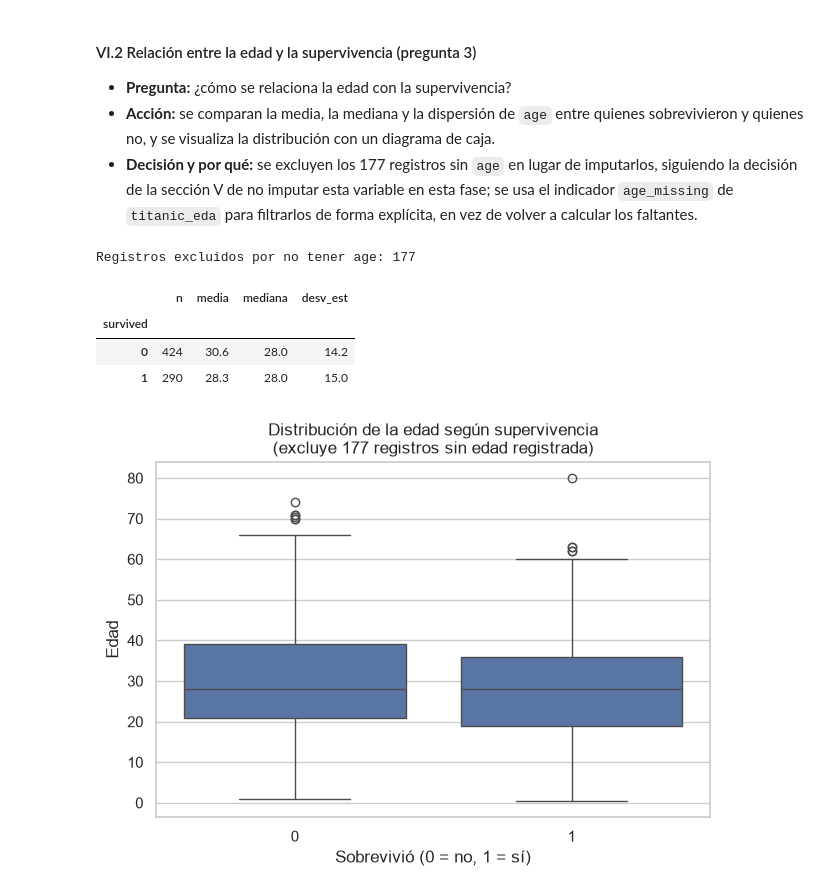
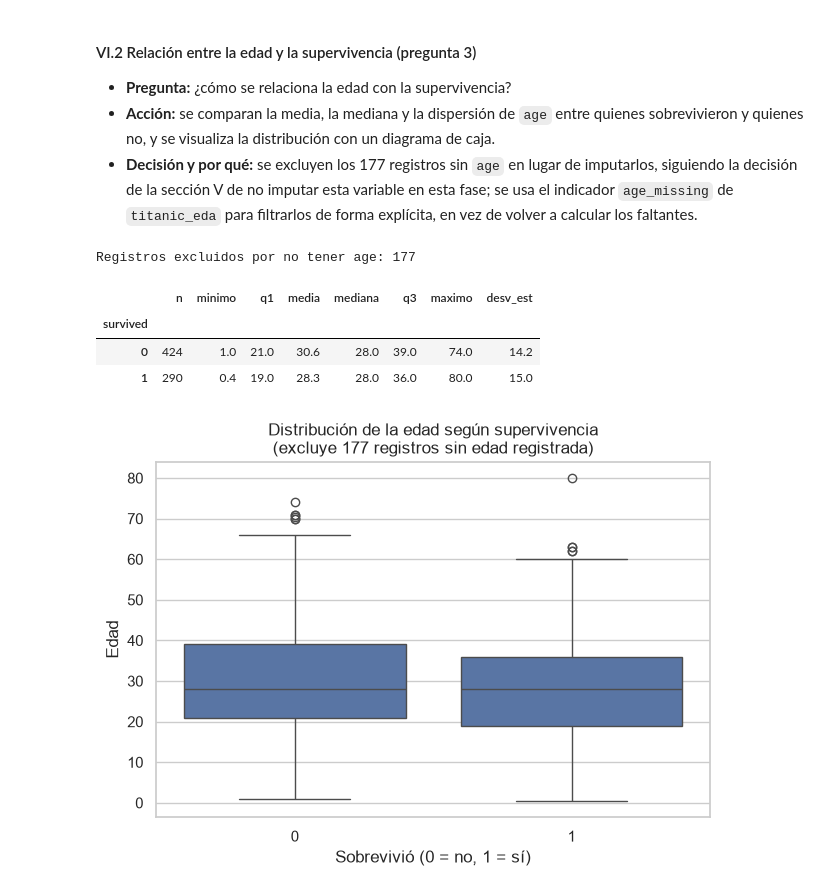
Before and after one commit to fdiaztoro/proyecto-grupo4-mcdi503, a Jupyter notebook: notebooks/mcdi503_f1_sumativo_grupo4.ipynb, the cells around one changed output. Drawn from its saved outputs; the diff is of its cells as text; code cells hidden in the pictures.

```diff
--- a/notebooks/mcdi503_f1_sumativo_grupo4.ipynb
+++ b/notebooks/mcdi503_f1_sumativo_grupo4.ipynb
@@ -496,17 +496,18 @@ plt.show()
 # %%
 con_edad = titanic_eda.loc[~titanic_eda["age_missing"]]
 
 resumen_edad_supervivencia = con_edad.groupby("survived")["age"].agg(
-    n="size", media="mean", mediana="median", desv_est="std"
+    n="size", minimo="min", q1=lambda s: s.quantile(0.25), media="mean",
+    mediana="median", q3=lambda s: s.quantile(0.75), maximo="max", desv_est="std",
 ).round(1)
 print(f"Registros excluidos por no tener age: {titanic_eda['age_missing'].sum()}")
 resumen_edad_supervivencia
 # %% [output]
 Registros excluidos por no tener age: 177
-|  | n | media | mediana | desv_est |
-| survived |  |  |  |  |
-| 0 | 424 | 30.6 | 28.0 | 14.2 |
-| 1 | 290 | 28.3 | 28.0 | 15.0 |
+|  | n | minimo | q1 | media | mediana | q3 | maximo | desv_est |
+| survived |  |  |  |  |  |  |  |  |
+| 0 | 424 | 1.0 | 21.0 | 30.6 | 28.0 | 39.0 | 74.0 | 14.2 |
+| 1 | 290 | 0.4 | 19.0 | 28.3 | 28.0 | 36.0 | 80.0 | 15.0 |
 # %%
 ax = sns.boxplot(data=con_edad, x="survived", y="age")
 ax.set_title("Distribución de la edad según supervivencia\n(excluye 177 registros sin edad registrada)")
```
Also changed, not shown: parts of 1 cell of this notebook.
